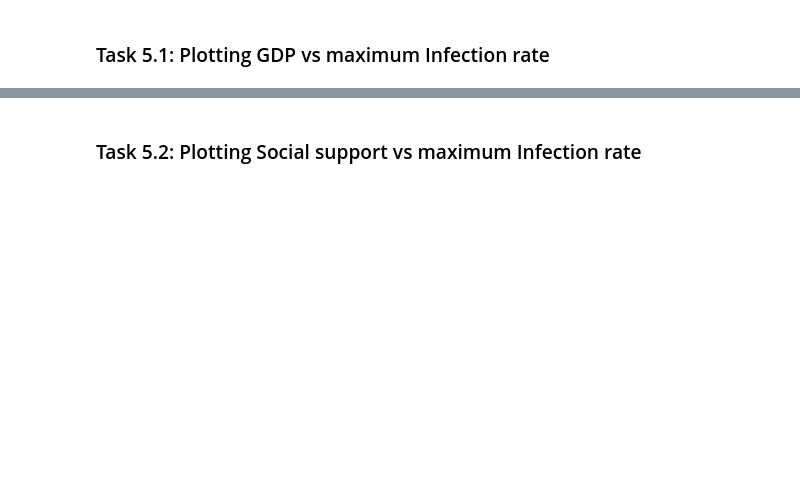
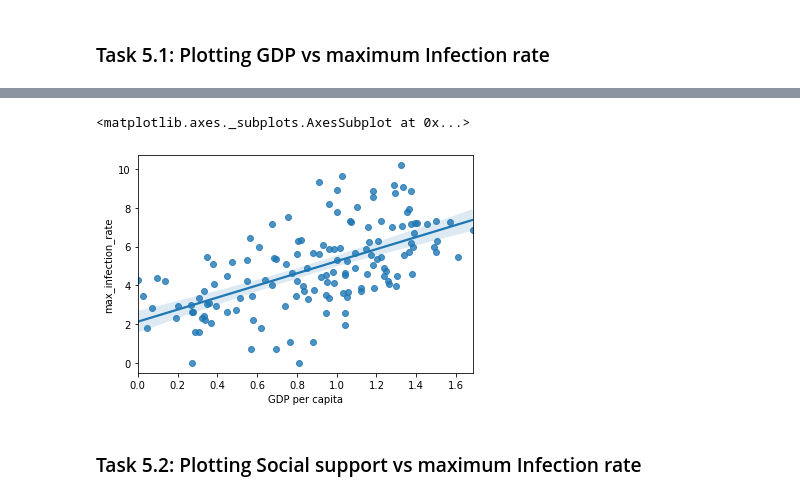
Before and after one commit to cervicalmello/datascience, a Jupyter notebook: covid19 data analysis notebook.ipynb, the cells around one changed output, grey strips where cells are left out. Saved outputs shown, nothing was run; the diff lists cells and outputs as text; code cells hidden in the pictures; blank space fills up the shorter version.

```diff
--- a/covid19 data analysis notebook.ipynb
+++ b/covid19 data analysis notebook.ipynb
@@ -267,2 +294,7 @@ our Analysis is not finished unless we visualize the results in terms figures an
+# %%
+sns.regplot(x, np.log(y))
+# %% [output]
+<matplotlib.axes._subplots.AxesSubplot at 0x...>
+[figure, added]
 # %% [markdown]
 ### Task 5.2: Plotting Social support vs maximum Infection rate
```
Also changed, not shown: parts of 9 cells of this notebook, 1 other file.
